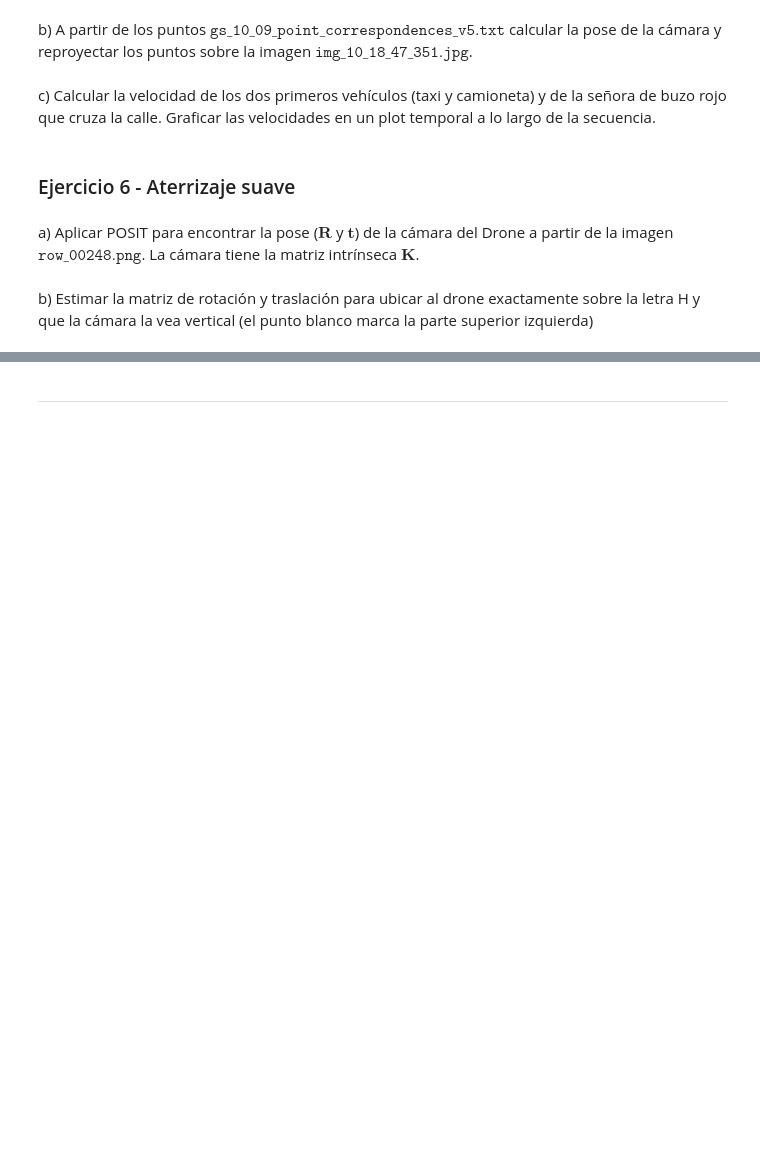
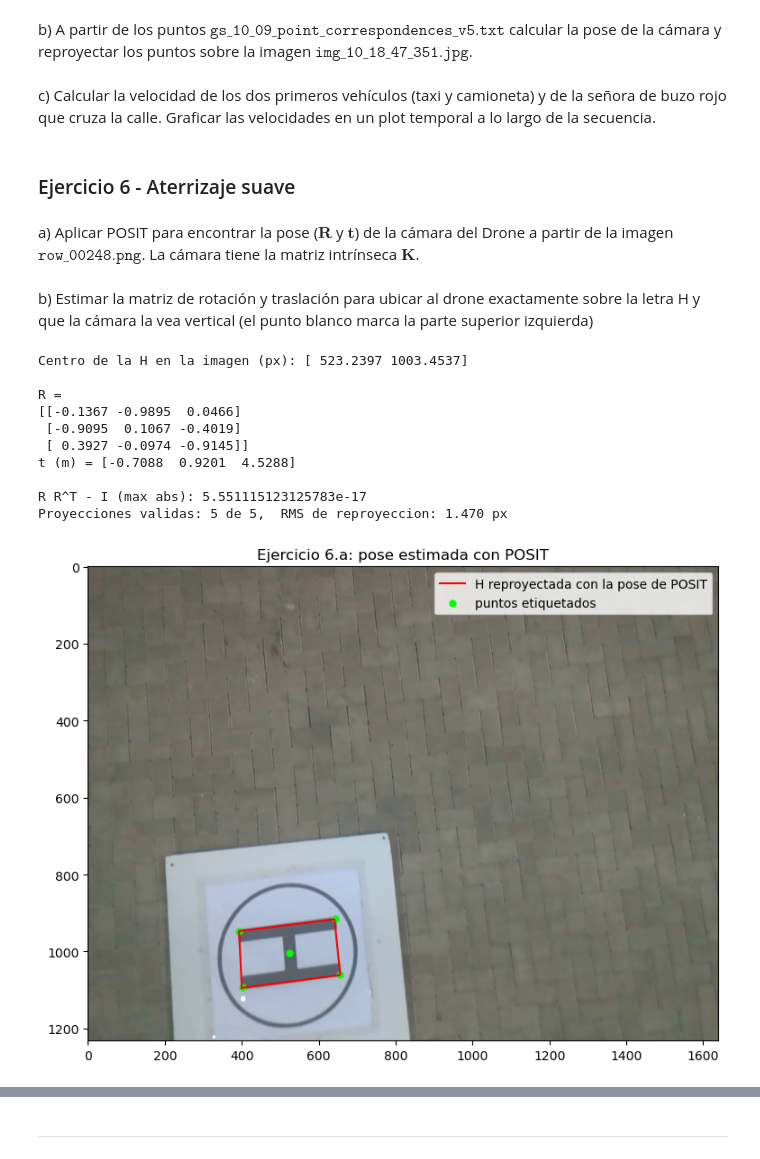
Before and after one commit to eliaselizabe9/ALC, a Jupyter notebook: tp/grupo_SayNoNumpy_TP.ipynb, the cells around one changed output, grey strips where cells are left out. Drawn from its saved outputs; the diff is of its cells as text; code cells hidden in the pictures; blank space fills up the shorter version.

Commit message:
Ejercicio 6, falta revisar alguna cosa. Ejercicio 3 falta la respuesta con los parametros correctos

```diff
--- a/tp/grupo_SayNoNumpy_TP.ipynb
+++ b/tp/grupo_SayNoNumpy_TP.ipynb
@@ -656,3 +784,76 @@ def aplicarPOSIT(obj_vecs, img_vecs, K, MaxIt=50, atol=1e-6):
             break
         rms_ant = rms
     return mejor
+# %%
+import os
+import numpy as np
+import matplotlib.pyplot as plt
+import matplotlib.image as mpimg
+np.set_printoptions(suppress=True, precision=4)
+
+K_dron   = np.loadtxt(os.path.join('template-alumnos-20261026/heli', 'K.csv'), delimiter=';')
+obj_vecs = np.loadtxt(os.path.join('template-alumnos-20261026/heli', 'object_points.csv'), delimiter=';',
+                      skiprows=1, usecols=(1, 2, 3))          # M0 (centro de la H) + 4 esquinas, en metros
+imagen   = mpimg.imread(os.path.join('template-alumnos-20261026/heli', 'row_00248.png'))
+
+# Puntos etiquetados sobre la imagen (px): las 4 esquinas exteriores de la H
+# (la H esta girada ~90 grados: el punto blanco queda junto a la esquina "superior izquierda" de la letra)
+sup_izq = np.array([402.0, 1093.0])
+sup_der = np.array([393.0,  947.0])
+inf_der = np.array([643.0,  915.0])
+inf_izq = np.array([656.0, 1061.0])
+
+def interseccion(p1, p2, p3, p4):
+    """Interseccion de las rectas p1-p2 y p3-p4 (regla de Cramer)."""
+    d1 = p2 - p1
+    d2 = p4 - p3
+    det = d1[0] * (-d2[1]) - (-d2[0]) * d1[1]
+    b = p3 - p1
+    s = (b[0] * (-d2[1]) - (-d2[0]) * b[1]) / det
+    return p1 + s * d1
+
+# El centro de la H (M0) es la imagen de la interseccion de las diagonales del rectangulo
+centro = interseccion(sup_izq, inf_der, sup_der, inf_izq)
+img_vecs = np.array([centro, sup_izq, sup_der, inf_der, inf_izq])
+
+# a) POSIT
+R_dron, t_dron = aplicarPOSIT(obj_vecs, img_vecs, K_dron, MaxIt=50, atol=1e-8)
+validas, rms = evaluarPose(R_dron, t_dron, obj_vecs, img_vecs, K_dron)
+print("Centro de la H en la imagen (px):", centro)
+print("\nR =");  print(R_dron)
+print("t (m) =", t_dron)
+print("\nR R^T - I (max abs):", np.max(np.abs(alc.arroba(R_dron, R_dron.T) - np.eye(3))))
+print("Proyecciones validas: %d de %d,  RMS de reproyeccion: %.3f px" % (validas, len(obj_vecs), rms))
+
+def proyectar(R, t, K, P):
+    """Proyecta puntos P (n x 3, sistema del objeto) a pixeles con K [R | t]."""
+    n = P.shape[0]
+    uv = np.zeros((n, 2))
+    for p in range(n):
+        h = alc.arroba(K, alc.arroba(R, P[p]) + t)
+        uv[p, 0] = h[0] / h[2]
+        uv[p, 1] = h[1] / h[2]
+    return uv
+
+contorno = np.array([obj_vecs[1], obj_vecs[2], obj_vecs[3], obj_vecs[4], obj_vecs[1]])
+uv = proyectar(R_dron, t_dron, K_dron, contorno)
+plt.figure(figsize=(8, 6))
+plt.imshow(imagen)
+plt.plot(uv[:, 0], uv[:, 1], 'r-', label='H reproyectada con la pose de POSIT')
+plt.scatter(img_vecs[:, 0], img_vecs[:, 1], c='lime', s=25, label='puntos etiquetados')
+plt.title('Ejercicio 6.a: pose estimada con POSIT')
+plt.legend()
+plt.tight_layout()
+plt.show()
+# %% [output]
+Centro de la H en la imagen (px): [ 523.2397 1003.4537]
+
+R =
+[[-0.1367 -0.9895  0.0466]
+ [-0.9095  0.1067 -0.4019]
+ [ 0.3927 -0.0974 -0.9145]]
+t (m) = [-0.7088  0.9201  4.5288]
+
+R R^T - I (max abs): 5.551115123125783e-17
+Proyecciones validas: 5 de 5,  RMS de reproyeccion: 1.470 px
+[figure, added]
```
Also changed, not shown: parts of 10 cells of this notebook.
